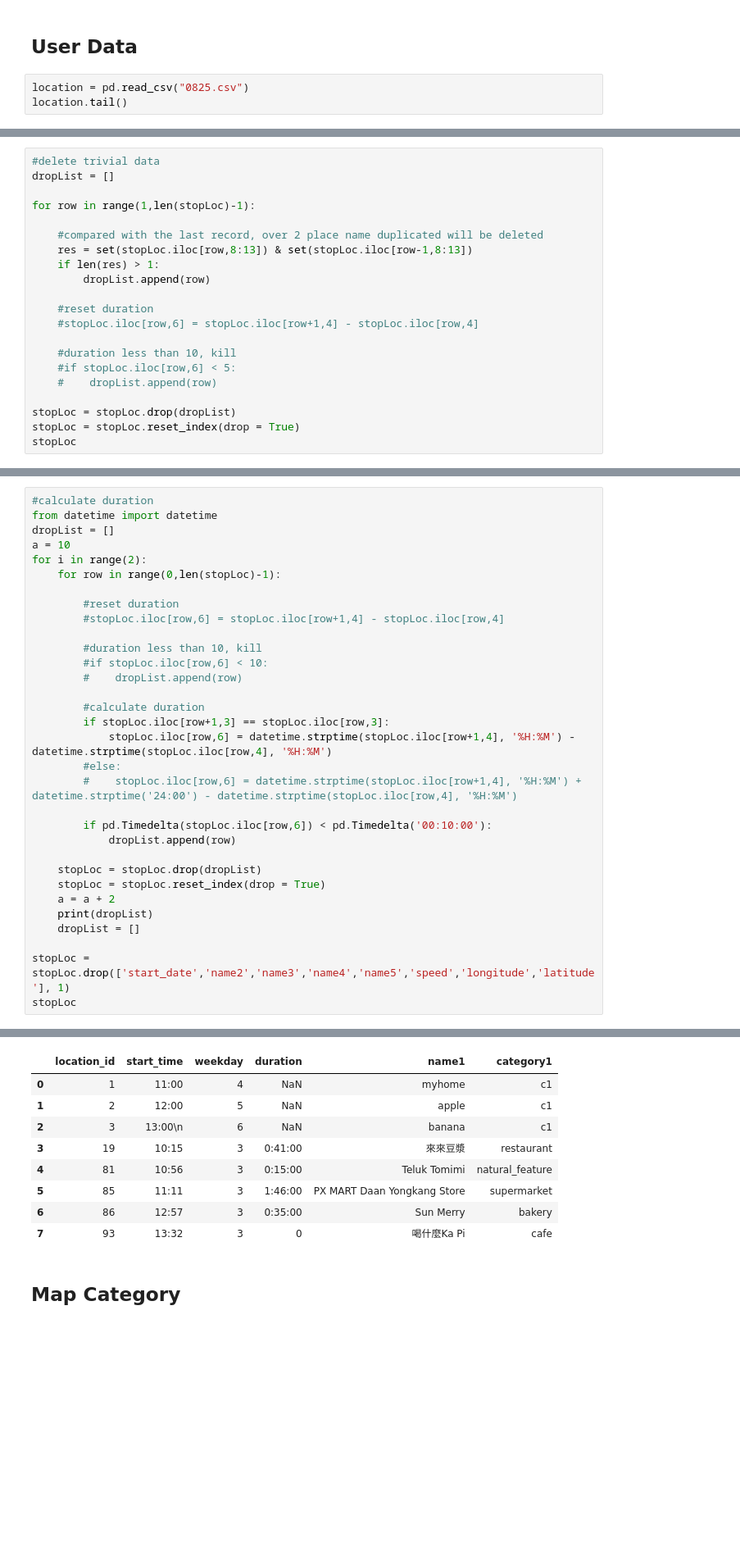
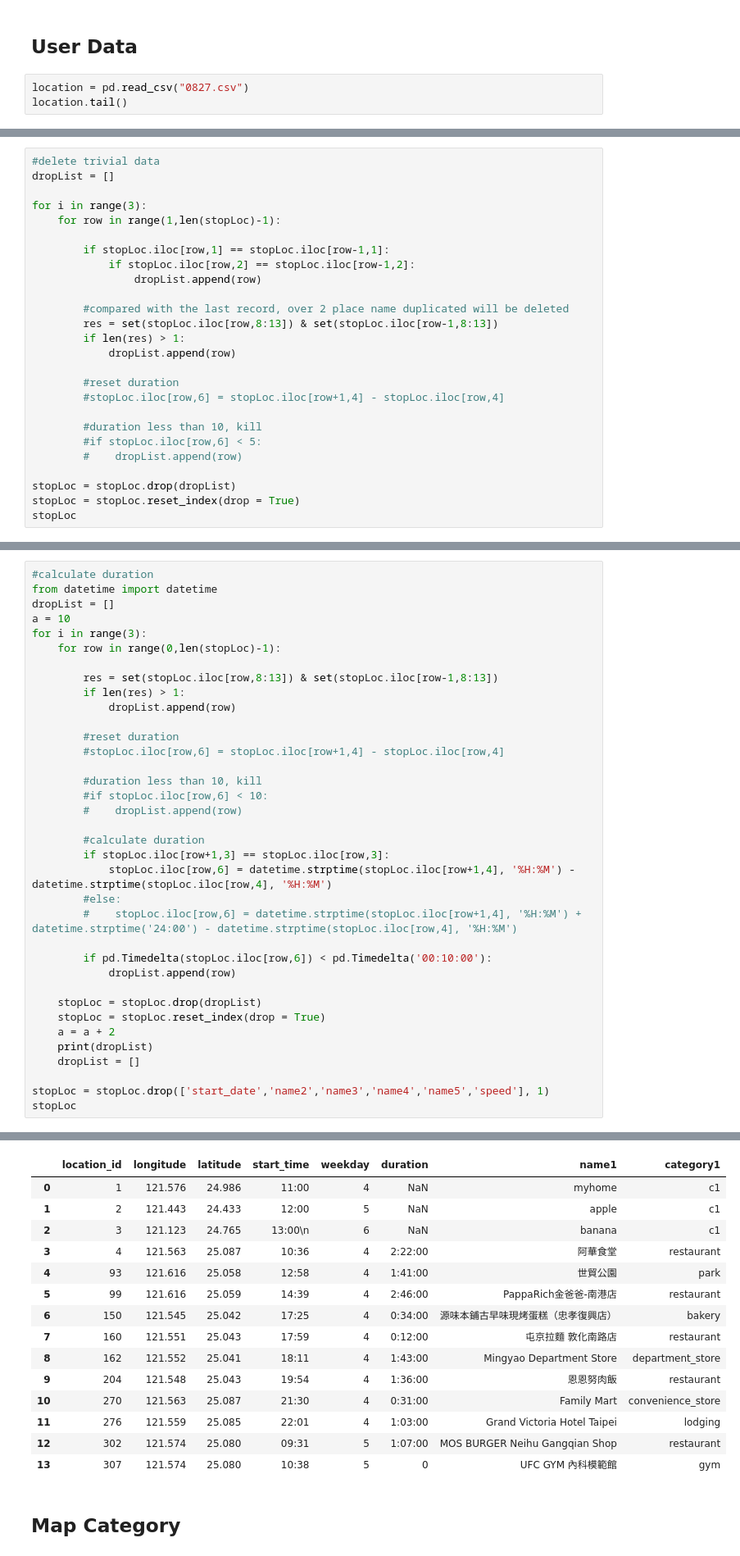
Before and after one commit to yuchieh0130/chchboss, a Jupyter notebook: CategoryPrediction_RandomForest.ipynb, the cells around one changed output, grey strips where cells are left out. Shown at 82% size. Drawn from its saved outputs; the diff is of its cells as text; blank space fills up the shorter version.

```diff
--- a/CategoryPrediction_RandomForest.ipynb
+++ b/CategoryPrediction_RandomForest.ipynb
@@ -146,7 +140,7 @@ array([ 3,  3,  2, 17,  6,  1,  6, 17,  6, 17,  2,  3,  2, 17,  6,  1,  6,
 # %% [markdown]
 ## User Data
 # %%
-location = pd.read_csv("0825.csv")
+location = pd.read_csv("0827.csv")
 location.tail()
 # %% [output]
 |  | location_id | longitude | latitude | start_date | start_time | weekday | duration | speed | name1 | ... |
@@ -191,19 +185,24 @@ stopLoc
 #delete trivial data
 dropList = []
 
-for row in range(1,len(stopLoc)-1):
+for i in range(3):
+    for row in range(1,len(stopLoc)-1):
 
-    #compared with the last record, over 2 place name duplicated will be deleted
-    res = set(stopLoc.iloc[row,8:13]) & set(stopLoc.iloc[row-1,8:13])
-    if len(res) > 1:
-        dropList.append(row)
+        if stopLoc.iloc[row,1] == stopLoc.iloc[row-1,1]:
+            if stopLoc.iloc[row,2] == stopLoc.iloc[row-1,2]:
+                dropList.append(row)
 
-    #reset duration
-    #stopLoc.iloc[row,6] = stopLoc.iloc[row+1,4] - stopLoc.iloc[row,4]
+        #compared with the last record, over 2 place name duplicated will be deleted
+        res = set(stopLoc.iloc[row,8:13]) & set(stopLoc.iloc[row-1,8:13])
+        if len(res) > 1:
+            dropList.append(row)
 
-    #duration less than 10, kill
-    #if stopLoc.iloc[row,6] < 5:
-    #    dropList.append(row)
+        #reset duration
+        #stopLoc.iloc[row,6] = stopLoc.iloc[row+1,4] - stopLoc.iloc[row,4]
+
+        #duration less than 10, kill
+        #if stopLoc.iloc[row,6] < 5:
+        #    dropList.append(row)
 
 stopLoc = stopLoc.drop(dropList)
 stopLoc = stopLoc.reset_index(drop = True)
@@ -231,8 +231,12 @@ stopLoc
 from datetime import datetime
 dropList = []
 a = 10
-for i in range(2):
+for i in range(3):
     for row in range(0,len(stopLoc)-1):
+
+        res = set(stopLoc.iloc[row,8:13]) & set(stopLoc.iloc[row-1,8:13])
+        if len(res) > 1:
+            dropList.append(row)
 
         #reset duration
         #stopLoc.iloc[row,6] = stopLoc.iloc[row+1,4] - stopLoc.iloc[row,4]
@@ -256,6 +260,6 @@ for i in range(2):
     print(dropList)
     dropList = []
 
-stopLoc = stopLoc.drop(['start_date','name2','name3','name4','name5','speed','longitude','latitude'], 1)
+stopLoc = stopLoc.drop(['start_date','name2','name3','name4','name5','speed'], 1)
 stopLoc
 # %% [output]
@@ -263,13 +268,19 @@ stopLoc
 []
-|  | location_id | start_time | weekday | duration | name1 | category1 |
-| 0 | 1 | 11:00 | 4 | NaN | myhome | c1 |
-| 1 | 2 | 12:00 | 5 | NaN | apple | c1 |
-| 2 | 3 | 13:00\n | 6 | NaN | banana | c1 |
-| 3 | 19 | 10:15 | 3 | 0:41:00 | 來來豆漿 | restaurant |
-| 4 | 81 | 10:56 | 3 | 0:15:00 | Teluk Tomimi | natural_feature |
-| 5 | 85 | 11:11 | 3 | 1:46:00 | PX MART Daan Yongkang Store | supermarket |
-| 6 | 86 | 12:57 | 3 | 0:35:00 | Sun Merry | bakery |
-| 7 | 93 | 13:32 | 3 | 0 | 喝什麼Ka Pi | cafe |
+|  | location_id | longitude | latitude | start_time | weekday | duration | name1 | category1 |
+| 0 | 1 | 121.576 | 24.986 | 11:00 | 4 | NaN | myhome | c1 |
+| 1 | 2 | 121.443 | 24.433 | 12:00 | 5 | NaN | apple | c1 |
+| 2 | 3 | 121.123 | 24.765 | 13:00\n | 6 | NaN | banana | c1 |
+| 3 | 4 | 121.563 | 25.087 | 10:36 | 4 | 2:22:00 | 阿華食堂 | restaurant |
+| 4 | 93 | 121.616 | 25.058 | 12:58 | 4 | 1:41:00 | 世貿公園 | park |
+| 5 | 99 | 121.616 | 25.059 | 14:39 | 4 | 2:46:00 | PappaRich金爸爸-南港店 | restaurant |
+| 6 | 150 | 121.545 | 25.042 | 17:25 | 4 | 0:34:00 | 源味本鋪古早味現烤蛋糕（忠孝復興店） | bakery |
+| 7 | 160 | 121.551 | 25.043 | 17:59 | 4 | 0:12:00 | 屯京拉麵 敦化南路店 | restaurant |
+| 8 | 162 | 121.552 | 25.041 | 18:11 | 4 | 1:43:00 | Mingyao Department Store | department_store |
+| 9 | 204 | 121.548 | 25.043 | 19:54 | 4 | 1:36:00 | 恩恩努肉飯 | restaurant |
+| 10 | 270 | 121.563 | 25.087 | 21:30 | 4 | 0:31:00 | Family Mart | convenience_store |
+| 11 | 276 | 121.559 | 25.085 | 22:01 | 4 | 1:03:00 | Grand Victoria Hotel Taipei | lodging |
+| 12 | 302 | 121.574 | 25.080 | 09:31 | 5 | 1:07:00 | MOS BURGER Neihu Gangqian Shop | restaurant |
+| 13 | 307 | 121.574 | 25.080 | 10:38 | 5 | 0 | UFC GYM 內科模範館 | gym |
 # %% [markdown]
 ## Map Category
 # %%
```
Also changed, not shown: parts of 20 cells of this notebook, 2 other files.
